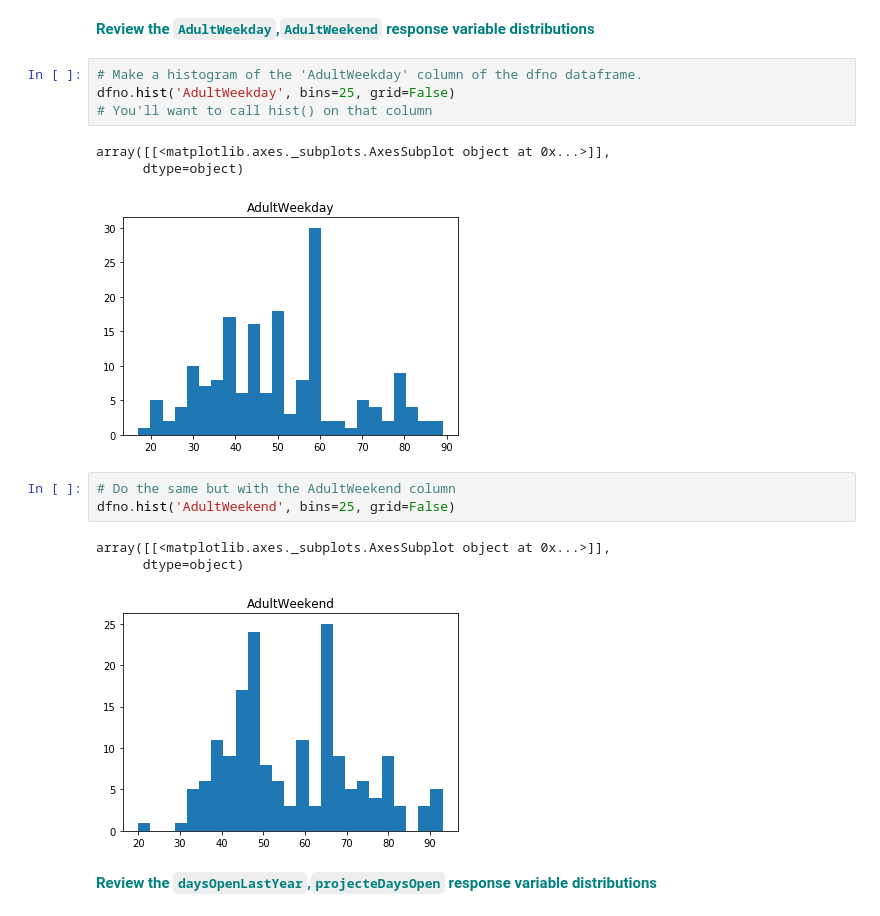
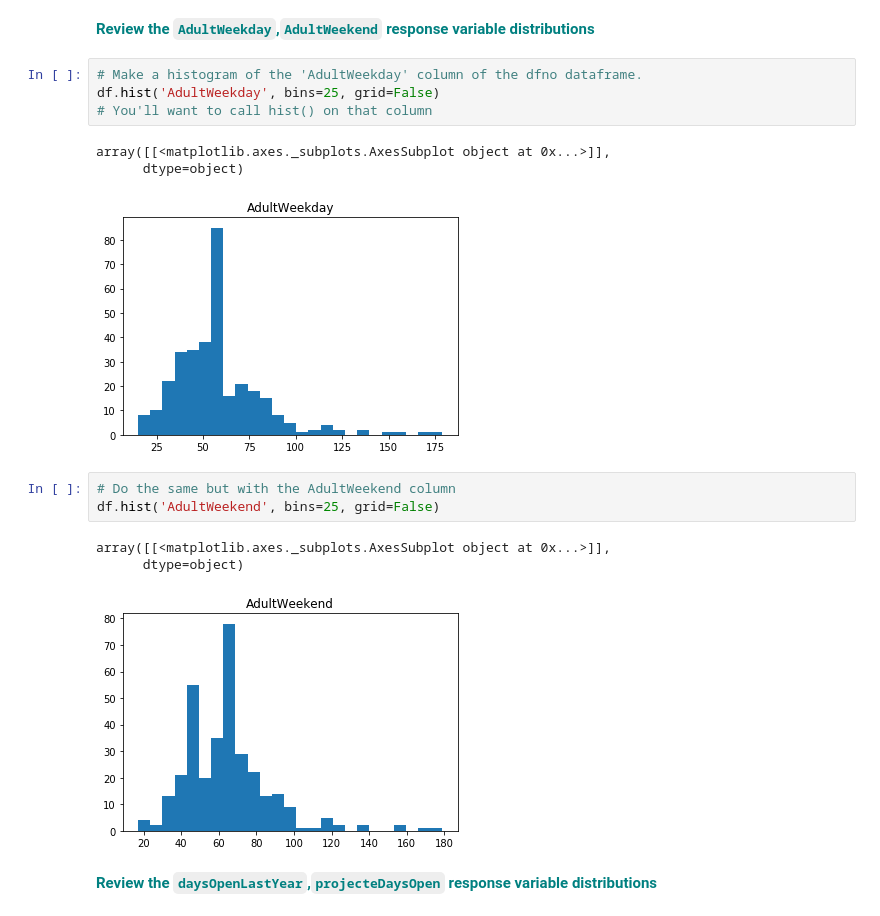
Before and after one commit to bauyrjanj/GuidedCapstone, a Jupyter notebook: EDA/GuidedCapstoneStep3HL.ipynb, the cells around one changed output. Saved outputs shown, nothing was run; the diff lists cells and outputs as text.

```diff
--- a/EDA/GuidedCapstoneStep3HL.ipynb
+++ b/EDA/GuidedCapstoneStep3HL.ipynb
@@ -310,19 +310,19 @@ There are many possible response variables you could have identified in Step 1 o
 <font color='teal'>**Review the `AdultWeekday`,`AdultWeekend` response variable distributions**</font>
 # %%
 # Make a histogram of the 'AdultWeekday' column of the dfno dataframe.
-dfno.hist('AdultWeekday', bins=25, grid=False)
+df.hist('AdultWeekday', bins=25, grid=False)
 # You'll want to call hist() on that column
 # %% [output]
 array([[<matplotlib.axes._subplots.AxesSubplot object at 0x...>]],
       dtype=object)
-[figure, old version]
+[figure, new version]
 # %%
 # Do the same but with the AdultWeekend column
-dfno.hist('AdultWeekend', bins=25, grid=False)
+df.hist('AdultWeekend', bins=25, grid=False)
 # %% [output]
 array([[<matplotlib.axes._subplots.AxesSubplot object at 0x...>]],
       dtype=object)
-[figure, old version]
+[figure, new version]
 # %% [markdown]
 <font color='teal'>**Review the `daysOpenLastYear`,`projecteDaysOpen` response variable distributions**</font>
 # %%
```
Also changed, not shown: parts of 15 cells of this notebook, 1 other file.
